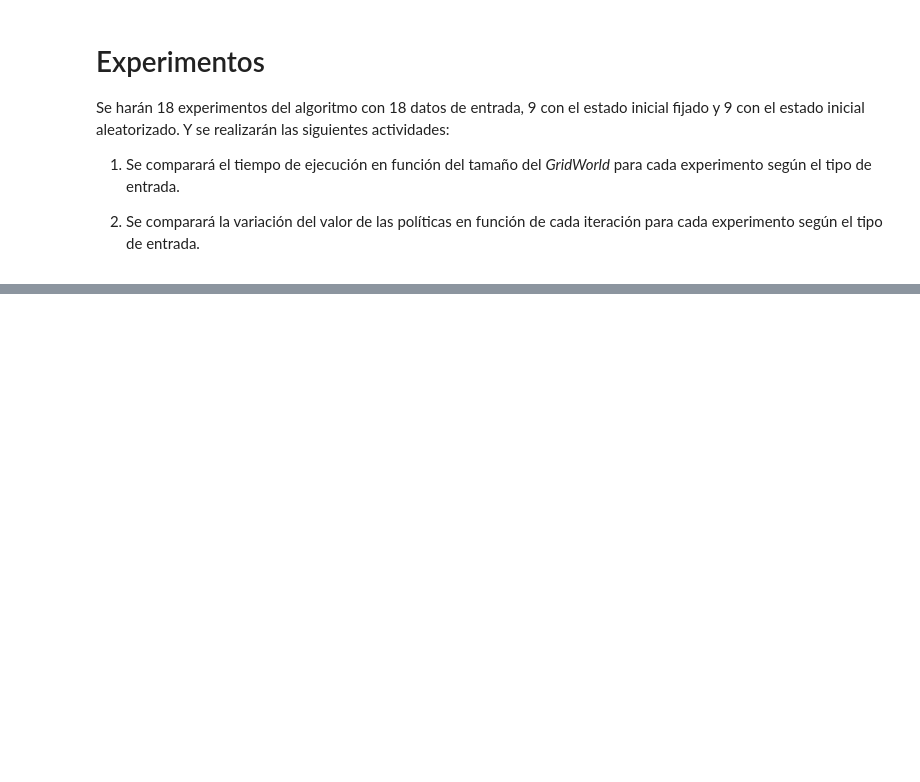
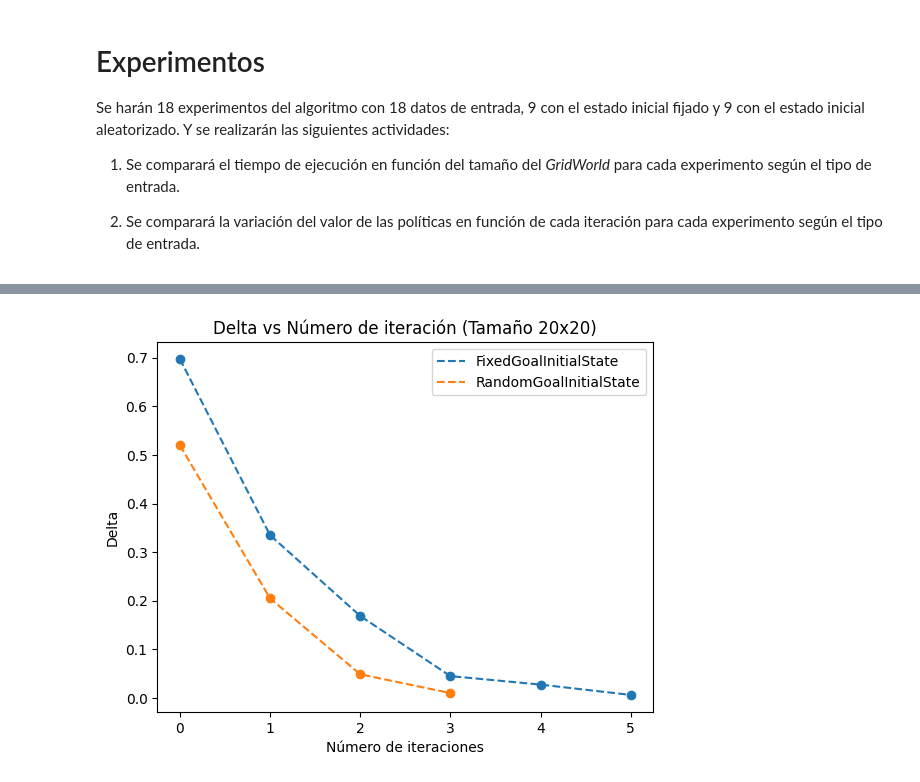
Before and after one commit to djsg2021utec/proyecto-1-incertidumbre, a Jupyter notebook: Algoritmo_Iteracion_de_Politica.ipynb, the cells around one changed output, grey strips where cells are left out. Cells and saved outputs as stored; diff of their text form; code cells hidden in the pictures; blank space fills up the shorter version.

```diff
--- a/Algoritmo_Iteracion_de_Politica.ipynb
+++ b/Algoritmo_Iteracion_de_Politica.ipynb
@@ -478,0 +501,30 @@ plt.show()
+# %%
+list_deltas_experimento=[]
+list_iteraciones = []
+for key,value in dict_experimentos.items():
+  delta=dict_experimentos[key][2]
+  iteracion = dict_experimentos[key][3]
+  list_deltas_experimento.append(delta)
+  list_iteraciones.append(iteracion)
+# %%
+
+import matplotlib.pyplot as plt
+
+deltas_exp1=list_deltas_experimento[:9] #FixedGoalInitialState
+deltas_exp2=list_deltas_experimento[9:] #RandomGoalInitialState
+
+x = deltas_exp1[1]
+y = deltas_exp2[1]
+
+plt.scatter(range(len(x)), x)
+plt.plot(range(len(x)), x, '--', label='FixedGoalInitialState')
+plt.scatter(range(len(y)), y)
+plt.plot(range(len(y)), y, '--', label='RandomGoalInitialState')
+
+plt.xlabel('Número de iteraciones')
+plt.ylabel('Delta')
+plt.title('Delta vs Número de iteración (Tamaño 20x20)')
+plt.legend()
+plt.show()
+# %% [output]
+[figure, added]
```
Also changed, not shown: parts of 10 cells of this notebook.
